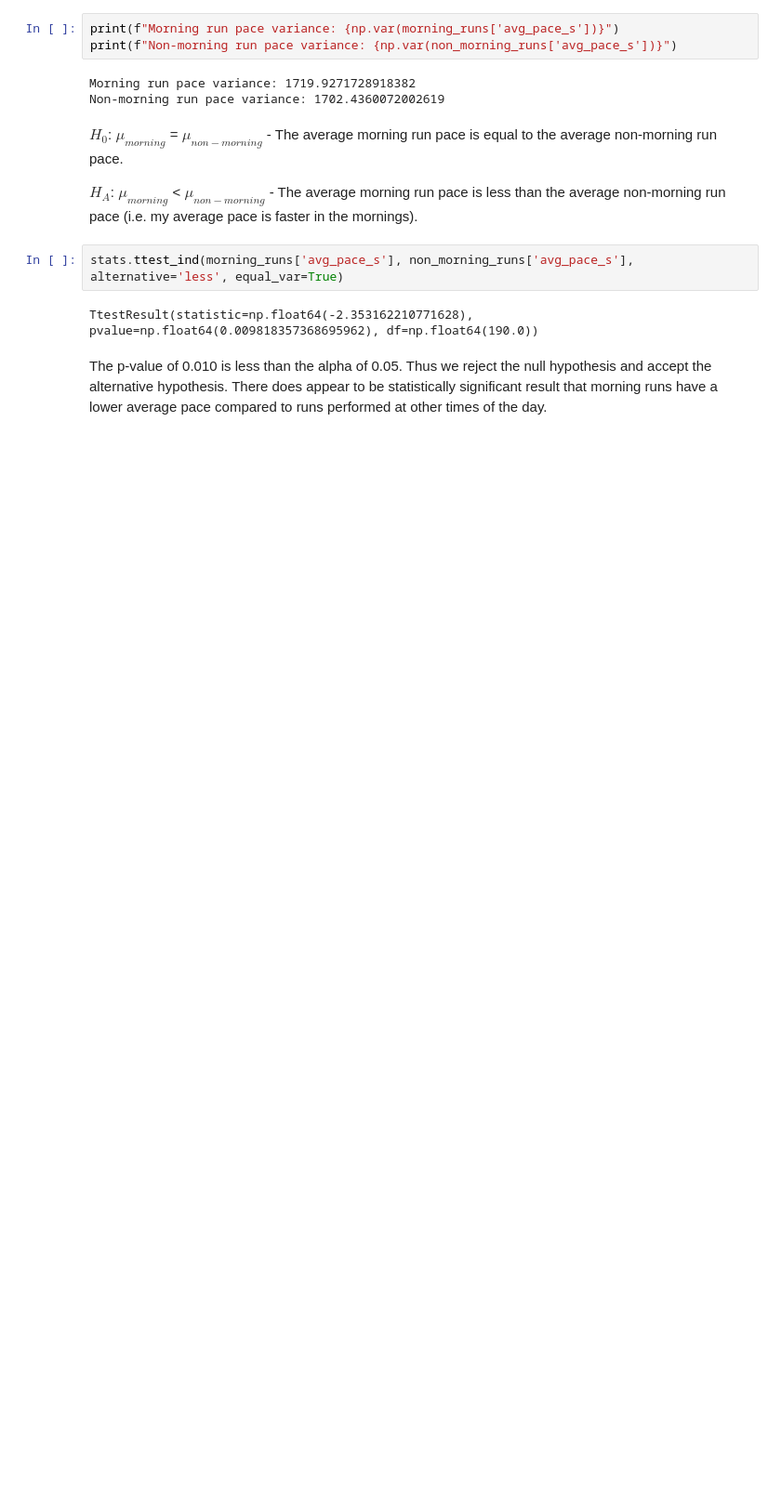
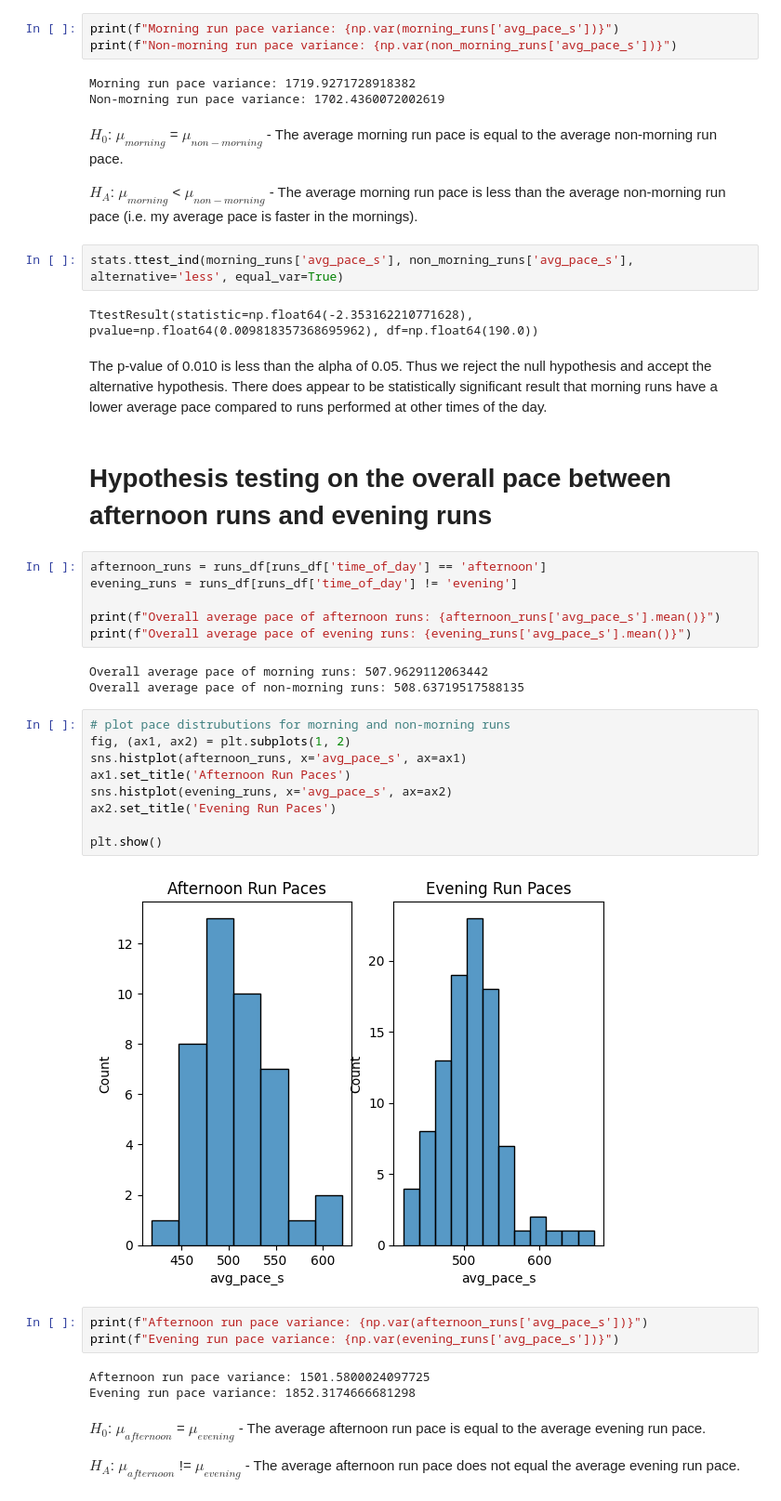
Before and after one commit to CodyT21/running_data, a Jupyter notebook: hypothesis_testing.ipynb, the cells around one changed output. Shown: that part at 93% size. Cells and saved outputs as stored; diff of their text form; blank space fills up the shorter version.

Commit message:
Performed hypothesis testing on the average pace of afternoon runs compared to evening runs.

```diff
--- a/hypothesis_testing.ipynb
+++ b/hypothesis_testing.ipynb
@@ -178,3 +178,35 @@ stats.ttest_ind(morning_runs['avg_pace_s'], non_morning_runs['avg_pace_s'], alte
 TtestResult(statistic=np.float64(-2.353162210771628), pvalue=np.float64(0.009818357368695962), df=np.float64(190.0))
 # %% [markdown]
 The p-value of 0.010 is less than the alpha of 0.05. Thus we reject the null hypothesis and accept the alternative hypothesis. There does appear to be statistically significant result that morning runs have a lower average pace compared to runs performed at other times of the day.
+# %% [markdown]
+# Hypothesis testing on the overall pace between afternoon runs and evening runs
+# %%
+afternoon_runs = runs_df[runs_df['time_of_day'] == 'afternoon']
+evening_runs = runs_df[runs_df['time_of_day'] != 'evening']
+
+print(f"Overall average pace of afternoon runs: {afternoon_runs['avg_pace_s'].mean()}")
+print(f"Overall average pace of evening runs: {evening_runs['avg_pace_s'].mean()}")
+# %% [output]
+Overall average pace of morning runs: 507.9629112063442
+Overall average pace of non-morning runs: 508.63719517588135
+# %%
+# plot pace distrubutions for morning and non-morning runs
+fig, (ax1, ax2) = plt.subplots(1, 2)
+sns.histplot(afternoon_runs, x='avg_pace_s', ax=ax1)
+ax1.set_title('Afternoon Run Paces')
+sns.histplot(evening_runs, x='avg_pace_s', ax=ax2)
+ax2.set_title('Evening Run Paces')
+
+plt.show()
+# %% [output]
+[figure, added]
+# %%
+print(f"Afternoon run pace variance: {np.var(afternoon_runs['avg_pace_s'])}")
+print(f"Evening run pace variance: {np.var(evening_runs['avg_pace_s'])}")
+# %% [output]
+Afternoon run pace variance: 1501.5800024097725
+Evening run pace variance: 1852.3174666681298
+# %% [markdown]
+$H_0$: $\mu_{afternoon}$ = $\mu_{evening}$ - The average afternoon run pace is equal to the average evening run pace.
+
+$H_A$: $\mu_{afternoon}$ != $\mu_{evening}$ - The average afternoon run pace does not equal the average evening run pace.
```
Also changed, not shown: parts of 2 cells of this notebook.
